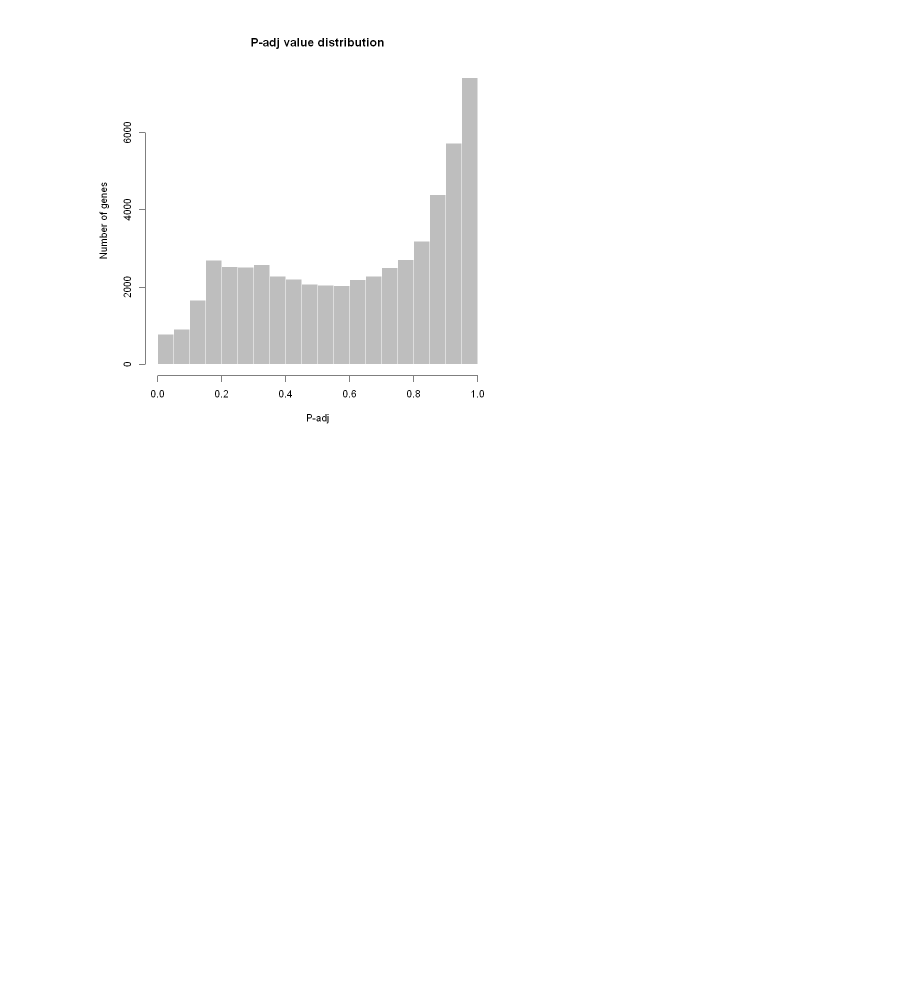
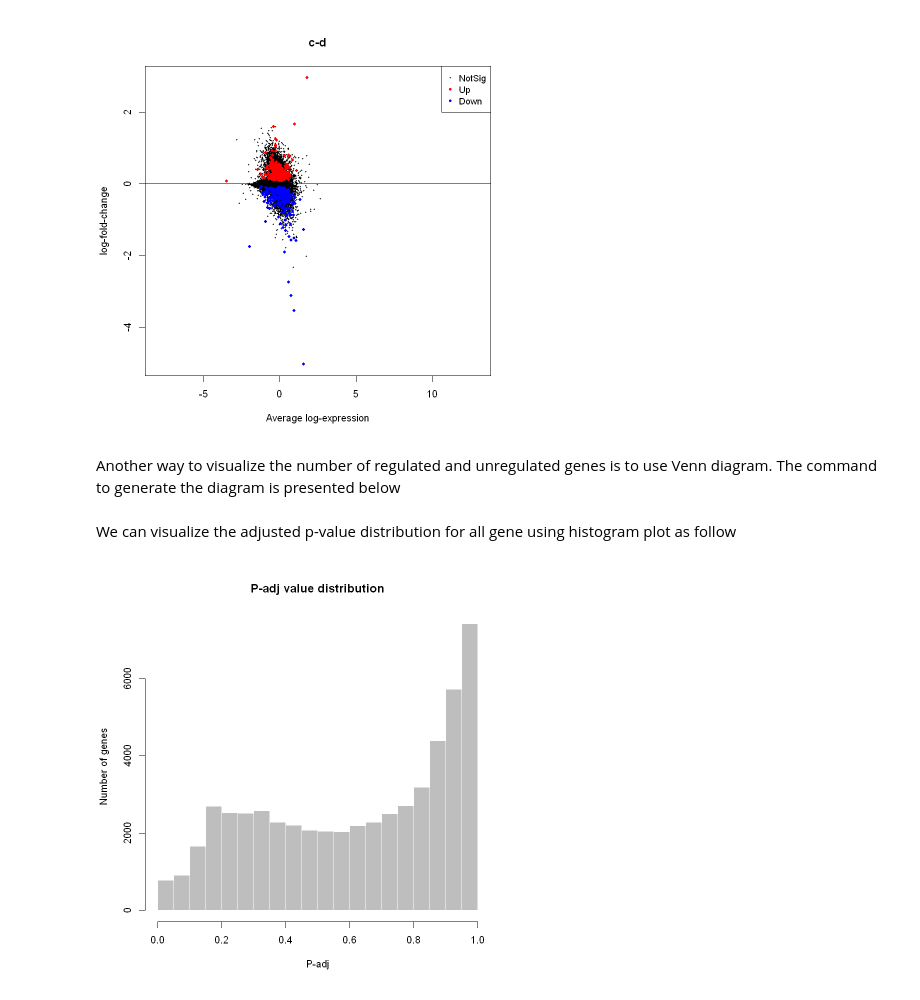
Before and after one commit to tinnlab/NOSI-Google-Cloud-Training, a Jupyter notebook: Module02-DE_Analysis.ipynb, the cells around one changed output. Drawn from its saved outputs; the diff is of its cells as text; code cells hidden in the pictures; blank space fills up the shorter version.

```diff
--- a/Module02-DE_Analysis.ipynb
+++ b/Module02-DE_Analysis.ipynb
@@ -122,0 +48,11 @@ write.table(tT, file=stdout(), row.names=F, sep="\t")
+# %%
+# Get samples information
+samples <- pData(gset)
+# Select sample from Entorhinal Cortex region
+idx <- grep("entorhinal", samples$`brain region:ch1`)
+gset = gset[ ,idx]
+samples = samples[idx,]
+# Get expression data for samples collected from entorhinal cortex region
+expression_data = expression_data[,idx]
+# Print out new number genes and samples
+print(paste0("#Genes: ",dim(expression_data)[1],"- #Samples: ",dim(expression_data)[2]))
@@ -122,0 +72,10 @@ write.table(tT, file=stdout(), row.names=F, sep="\t")
+# %%
+# Select diease samples
+disease_idx <- grep("AD", samples$source_name_ch1)
+# Create a vector to store label
+groups <- rep("X", nrow(samples))
+# Annotate a diasease sameples as "d"
+groups[disease_idx] <- "d"
+# Control samples are labeled as "c"
+groups[which(groups!="d")] <- "c"
+groups <- factor(groups)
@@ -122,0 +91,13 @@ write.table(tT, file=stdout(), row.names=F, sep="\t")
+# %%
+# Add groups to gset object
+gset$group <- groups
+design <- model.matrix(~group + 0, gset)
+colnames(design) <- levels(groups)
+fit <- lmFit(gset, design)  # fit linear model
+# set up contrasts of interest and recalculate model coefficients
+cts <- paste("c", "d", sep="-")
+cont.matrix <- makeContrasts(contrasts=cts, levels=design)
+fit2 <- contrasts.fit(fit, cont.matrix)
+
+# compute statistics and table of top significant genes
+fit2 <- eBayes(fit2, 0.01)
@@ -122,0 +106,3 @@ write.table(tT, file=stdout(), row.names=F, sep="\t")
+# %%
+dt <- decideTests(fit2,p.value=0.05)
+summary(dt)
@@ -122,0 +133,8 @@ write.table(tT, file=stdout(), row.names=F, sep="\t")
+# %%
+plotMD(fit2, column=1, status=dt[,1], main=colnames(fit2)[1],
+       xlim=c(-8,13),pch=20, cex=1)
+abline(h=0)
+# %% [output]
+[figure, added]
+# %% [markdown]
+Another way to visualize the number of regulated and unregulated genes is to use Venn diagram. The command to generate the diagram is presented below
@@ -123,3 +146,5 @@ write.table(tT, file=stdout(), row.names=F, sep="\t")
+# %% [markdown]
+We can visualize the adjusted p-value distribution for all gene using histogram plot as follow
 # %%
 # Visualize and quality control test results.
 # Build histogram of P-values for all genes. Normal test
```
Also changed, not shown: parts of 27 cells of this notebook, 4 other files.
